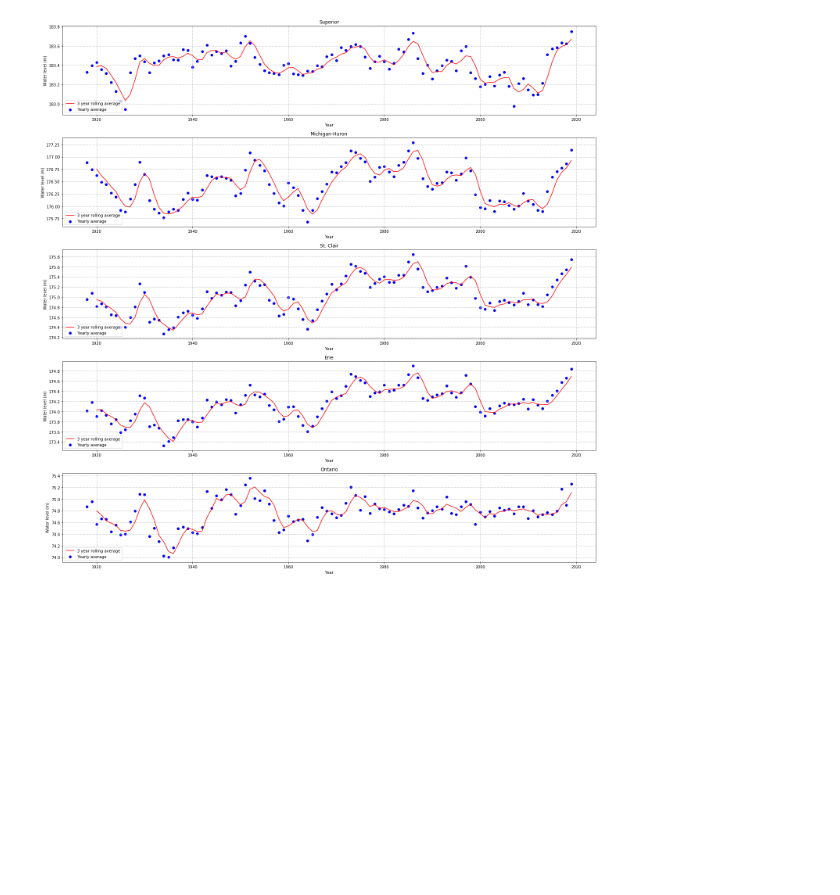
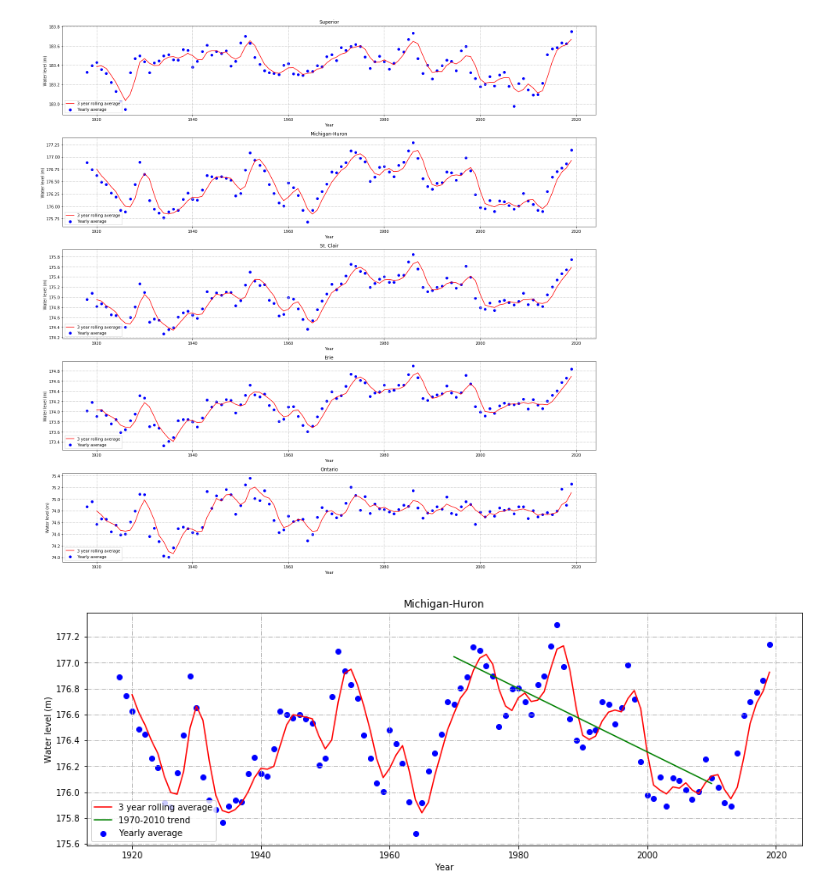
Before and after one commit to davidtracy6984/Climate-Change, a Jupyter notebook: GREATlakes.ipynb, the cells around one changed output. Drawn from its saved outputs; the diff is of its cells as text; code cells hidden in the pictures; blank space fills up the shorter version.

Commit message:
added a trend line to select years of the graph

```diff
--- a/GREATlakes.ipynb
+++ b/GREATlakes.ipynb
@@ -114,3 +115,31 @@ ax5.grid(linestyle = '-.')
 fig_lakelevels.tight_layout()
 # %% [output]
 [figure]
+# %%
+#What I want to do for this next section is to have a trend line from 1970 to 2010 ands add that to a graph of lake michigan/huron
+#First I need to setup the data frame
+glwl_trend = glwl_yearly[(glwl_yearly['year'] >= 1970) & (glwl_yearly['year'] <= 2010)]
+
+#Now that i have the filtered database I want, I can calculate the slope of the trend line
+slope, intercept, r_value, p_value, std_err = st.linregress(glwl_trend['year'],glwl_trend['Michigan-Huron'])
+
+
+#Now I can recreate the michigan-huron graph in insert the trend line
+fig_m_h_trend, (ax1) = plt.subplots(1,1,figsize=(15,5))
+
+#ax1.scatter(glwl_trend['year'],glwl_trend['Michigan-Huron'])
+#ax1.plot(glwl_trend['year'],slope*glwl_trend['year']+ intercept, color='g')
+
+ax1.scatter(year_var,mh_var,c='b',label='Yearly average')
+ax1.plot(year_var,mh_rolling_3,c='r', label="3 year rolling average")
+ax1.plot(glwl_trend['year'],slope*glwl_trend['year'] + intercept, color='g',label="1970-2010 trend")
+ax1.legend(loc='lower left')
+ax1.set(xlabel='Year',ylabel='Water level (m)',title='Michigan-Huron')
+ax1.grid(linestyle = '-.')
+
+#print(glwl_trend['Michigan-Huron'])
+#print(slope)
+#print(intercept)
+#print(slope*glwl_yearly['Michigan-Huron'])
+# %% [output]
+[figure, added]
```
Also changed, not shown: parts of 1 cell of this notebook.
